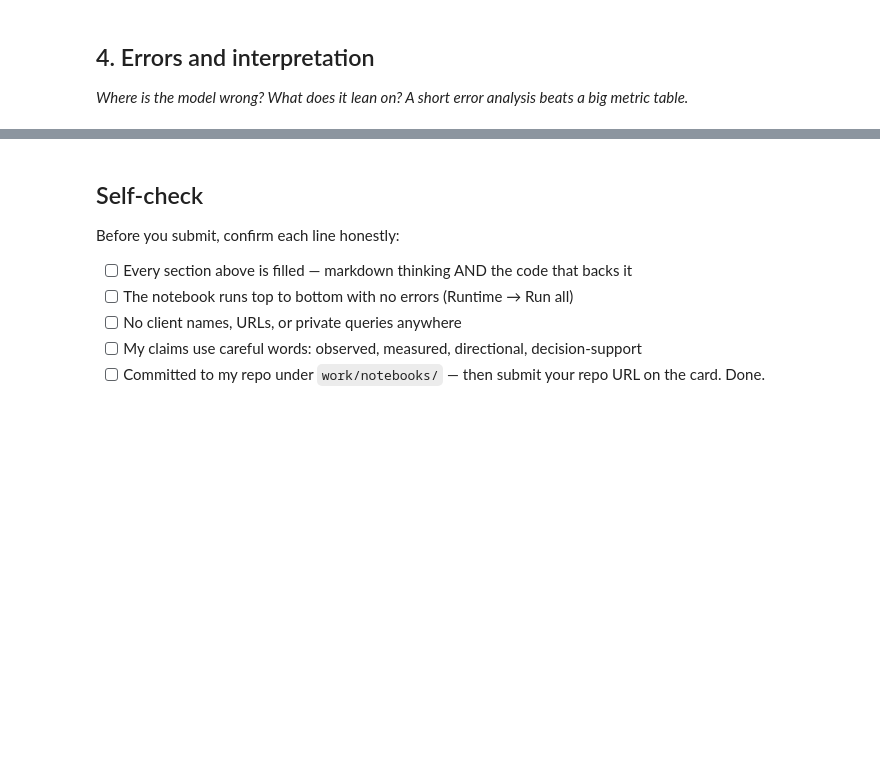
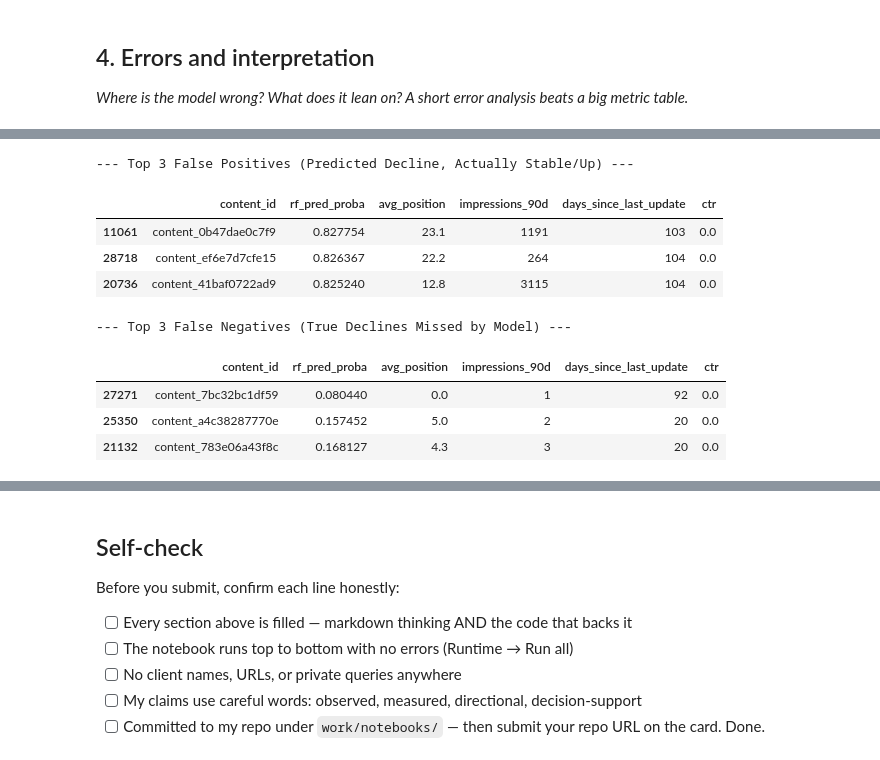
Before and after one commit to mubashir-dev751/starter, a Jupyter notebook: work/notebooks/w05_model.ipynb, the cells around one changed output, grey strips where cells are left out. Cells and saved outputs as stored; diff of their text form; code cells hidden in the pictures; blank space fills up the shorter version.

```diff
--- a/work/notebooks/w05_model.ipynb
+++ b/work/notebooks/w05_model.ipynb
@@ -36,0 +249,26 @@ This skeleton is yours to fill. Work the sections **in order** — each one has
+# %%
+# Inspect Top Concrete Errors
+test_df['rf_rank'] = test_df['rf_pred_proba'].rank(ascending=False)
+
+# False Positives: Top predicted declines that were actually steady/growing (label=0)
+fps = test_df[test_df[target] == 0].sort_values(by='rf_pred_proba', ascending=False).head(3)
+
+# False Negatives: True declines (label=1) that the model ranked lowest
+fns = test_df[test_df[target] == 1].sort_values(by='rf_pred_proba', ascending=True).head(3)
+
+print("--- Top 3 False Positives (Predicted Decline, Actually Stable/Up) ---")
+display(fps[['content_id', 'rf_pred_proba', 'avg_position', 'impressions_90d', 'days_since_last_update', 'ctr']])
+
+print("\n--- Top 3 False Negatives (True Declines Missed by Model) ---")
+display(fns[['content_id', 'rf_pred_proba', 'avg_position', 'impressions_90d', 'days_since_last_update', 'ctr']])
+# %% [output]
+--- Top 3 False Positives (Predicted Decline, Actually Stable/Up) ---
+|  | content_id | rf_pred_proba | avg_position | impressions_90d | days_since_last_update | ctr |
+| 11061 | content_0b47dae0c7f9 | 0.827754 | 23.1 | 1191 | 103 | 0.0 |
+| 28718 | content_ef6e7d7cfe15 | 0.826367 | 22.2 | 264 | 104 | 0.0 |
+| 20736 | content_41baf0722ad9 | 0.825240 | 12.8 | 3115 | 104 | 0.0 |
+--- Top 3 False Negatives (True Declines Missed by Model) ---
+|  | content_id | rf_pred_proba | avg_position | impressions_90d | days_since_last_update | ctr |
+| 27271 | content_7bc32bc1df59 | 0.080440 | 0.0 | 1 | 92 | 0.0 |
+| 25350 | content_a4c38287770e | 0.157452 | 5.0 | 2 | 20 | 0.0 |
+| 21132 | content_783e06a43f8c | 0.168127 | 4.3 | 3 | 20 | 0.0 |
```
Also changed, not shown: parts of 11 cells of this notebook.
